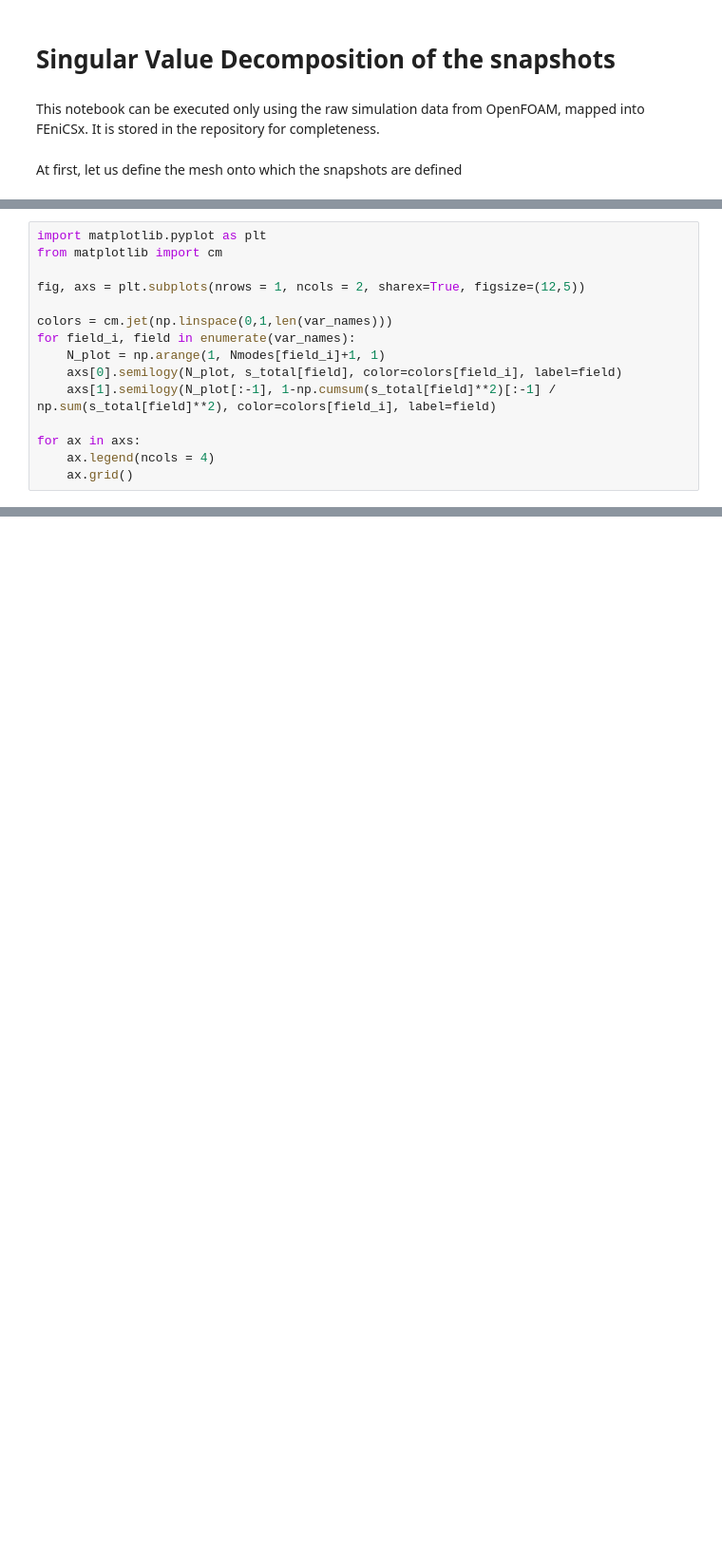
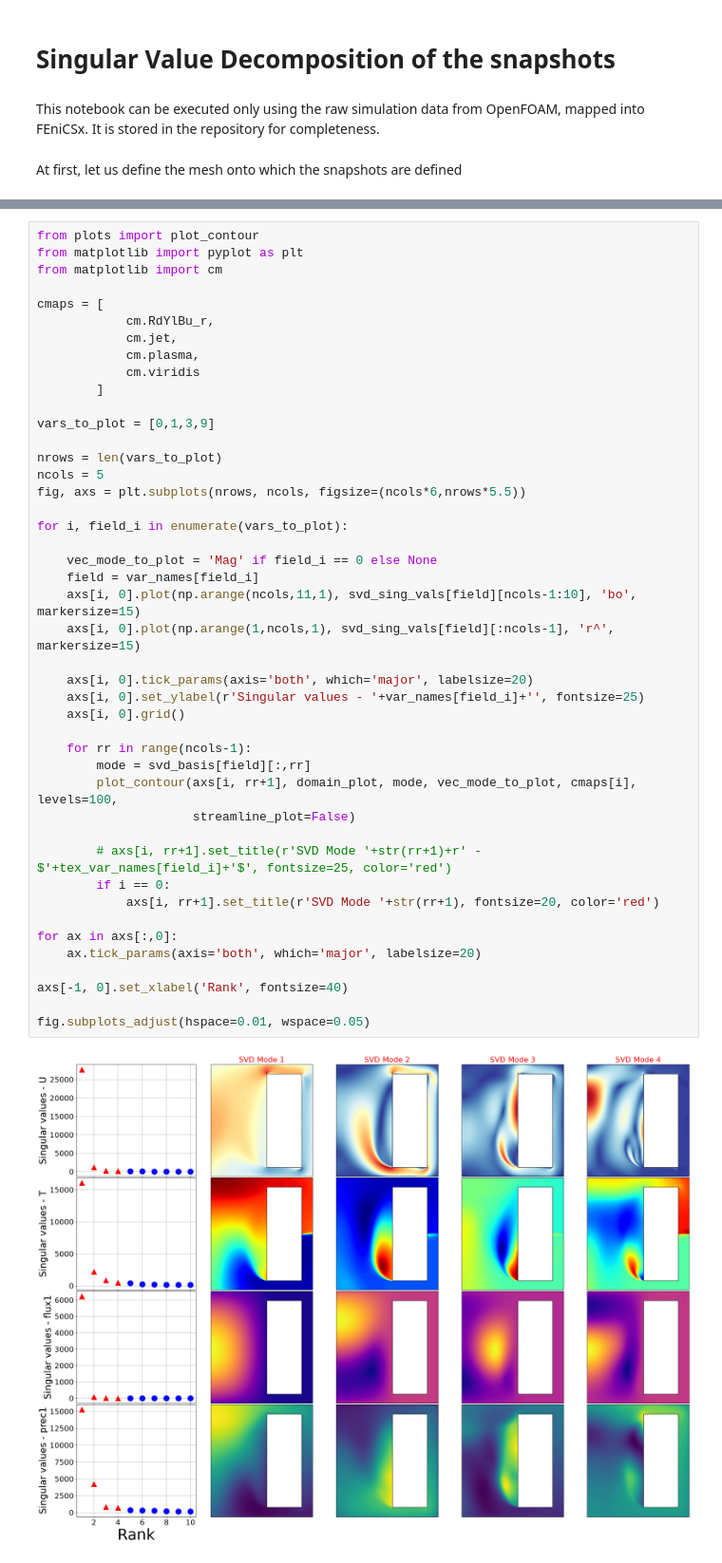
Before and after one commit to ERMETE-Lab/NuSHRED, a Jupyter notebook: Code/P1/01a_svd.ipynb, the cells around one changed output, grey strips where cells are left out. Shown at 95% size. Saved outputs shown, nothing was run; the diff lists cells and outputs as text; blank space fills up the shorter version.

```diff
--- a/Code/P1/01a_svd.ipynb
+++ b/Code/P1/01a_svd.ipynb
@@ -168,15 +61,0 @@ Let us plot the singular values
-# %%
-import matplotlib.pyplot as plt
-from matplotlib import cm
-
-fig, axs = plt.subplots(nrows = 1, ncols = 2, sharex=True, figsize=(12,5))
-
-colors = cm.jet(np.linspace(0,1,len(var_names)))
-for field_i, field in enumerate(var_names):
-    N_plot = np.arange(1, Nmodes[field_i]+1, 1)
-    axs[0].semilogy(N_plot, s_total[field], color=colors[field_i], label=field)
-    axs[1].semilogy(N_plot[:-1], 1-np.cumsum(s_total[field]**2)[:-1] / np.sum(s_total[field]**2), color=colors[field_i], label=field)
-
-for ax in axs:
-    ax.legend(ncols = 4)
-    ax.grid()
@@ -184,0 +62,46 @@ for ax in axs:
+# %%
+from plots import plot_contour
+from matplotlib import pyplot as plt
+from matplotlib import cm
+
+cmaps = [
+            cm.RdYlBu_r,
+            cm.jet,
+            cm.plasma,
+            cm.viridis
+        ]
+
+vars_to_plot = [0,1,3,9]
+
+nrows = len(vars_to_plot)
+ncols = 5
+fig, axs = plt.subplots(nrows, ncols, figsize=(ncols*6,nrows*5.5))
+
+for i, field_i in enumerate(vars_to_plot):
+
+    vec_mode_to_plot = 'Mag' if field_i == 0 else None
+    field = var_names[field_i]
+    axs[i, 0].plot(np.arange(ncols,11,1), svd_sing_vals[field][ncols-1:10], 'bo', markersize=15)
+    axs[i, 0].plot(np.arange(1,ncols,1), svd_sing_vals[field][:ncols-1], 'r^', markersize=15)
+
+    axs[i, 0].tick_params(axis='both', which='major', labelsize=20)
+    axs[i, 0].set_ylabel(r'Singular values - '+var_names[field_i]+'', fontsize=25)
+    axs[i, 0].grid()
+
+    for rr in range(ncols-1):
+        mode = svd_basis[field][:,rr]
+        plot_contour(axs[i, rr+1], domain_plot, mode, vec_mode_to_plot, cmaps[i], levels=100,
+                     streamline_plot=False)
+
+        # axs[i, rr+1].set_title(r'SVD Mode '+str(rr+1)+r' - $'+tex_var_names[field_i]+'$', fontsize=25, color='red')
+        if i == 0:
+            axs[i, rr+1].set_title(r'SVD Mode '+str(rr+1), fontsize=20, color='red')
+
+for ax in axs[:,0]:
+    ax.tick_params(axis='both', which='major', labelsize=20)
+
+axs[-1, 0].set_xlabel('Rank', fontsize=40)
+
+fig.subplots_adjust(hspace=0.01, wspace=0.05)
+# %% [output]
+[figure, added]
```
Also changed, not shown: parts of 20 cells of this notebook, 12 other files.
